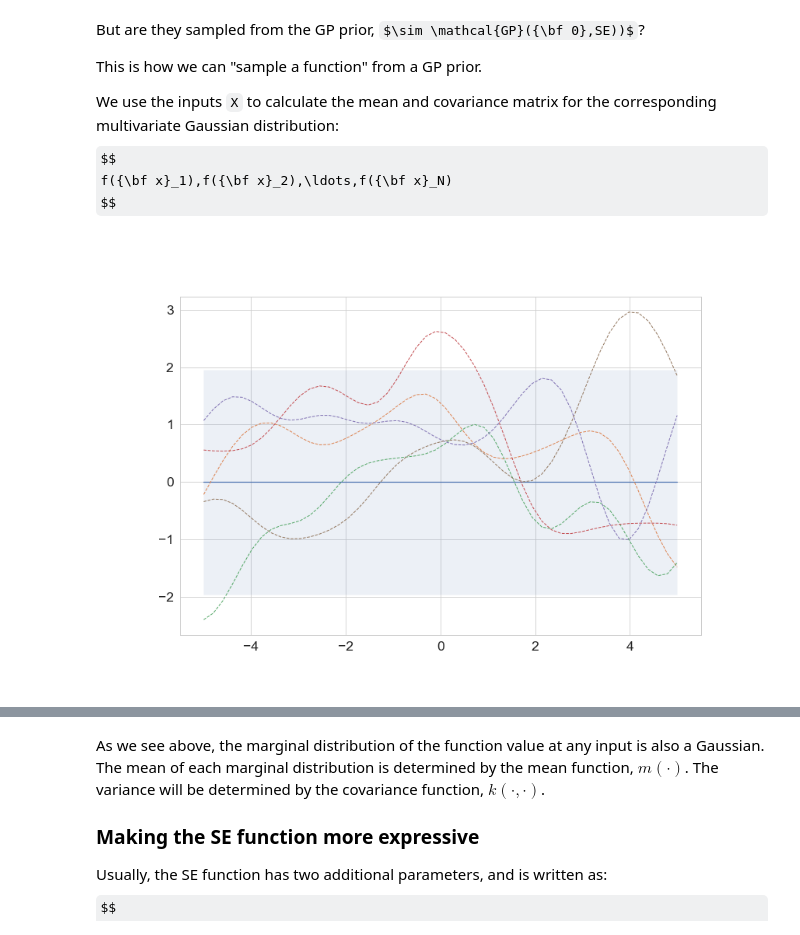
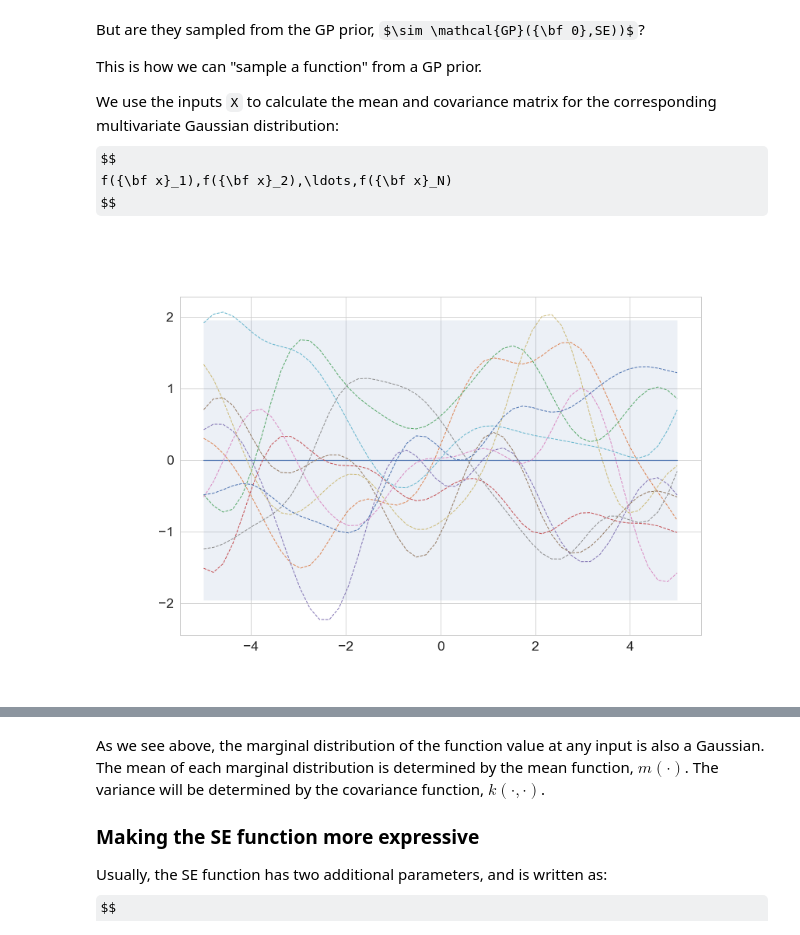
Before and after one commit to ubdsgroup/mladvanced-notebooks, a Jupyter notebook: GaussianProcesses.ipynb, the cells around one changed output, grey strips where cells are left out. Drawn from its saved outputs; the diff is of its cells as text; code cells hidden in the pictures; some formulas as TeX source.

```diff
--- a/GaussianProcesses.ipynb
+++ b/GaussianProcesses.ipynb
@@ -137,14 +137,14 @@ def SE(X1, X2,l=1,sigma2f=1):
 # %%
 fig = plt.figure(figsize=(12,8))
 means = np.zeros(X.shape) # assuming a zero mean-function
 covmat = SE(X,X)
 # Draw few samples from the prior
-samples = np.random.multivariate_normal(means.ravel(),covmat, 5)
+samples = np.random.multivariate_normal(means.ravel(),covmat, 10)
 
 # Plot GP mean, confidence interval and samples
 plot_gp(means, covmat, X, samples=samples,legend=False)
 # %% [output]
-[figure, old version]
+[figure, new version]
 # %%
 samples = np.random.multivariate_normal(means.ravel(),covmat, 5000)
 sinds = np.random.permutation(16)
```
Also changed, not shown: parts of 16 cells of this notebook.
